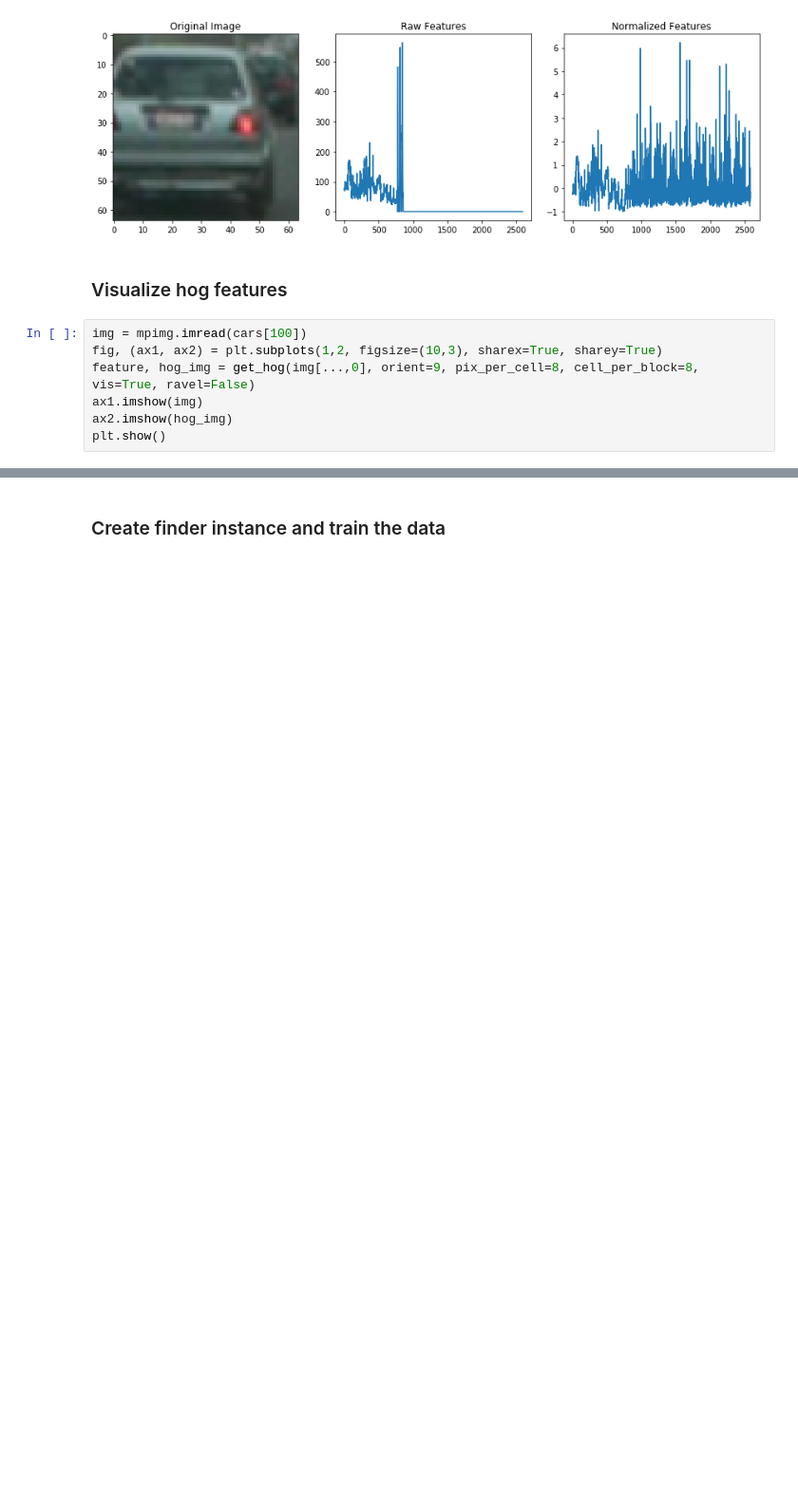
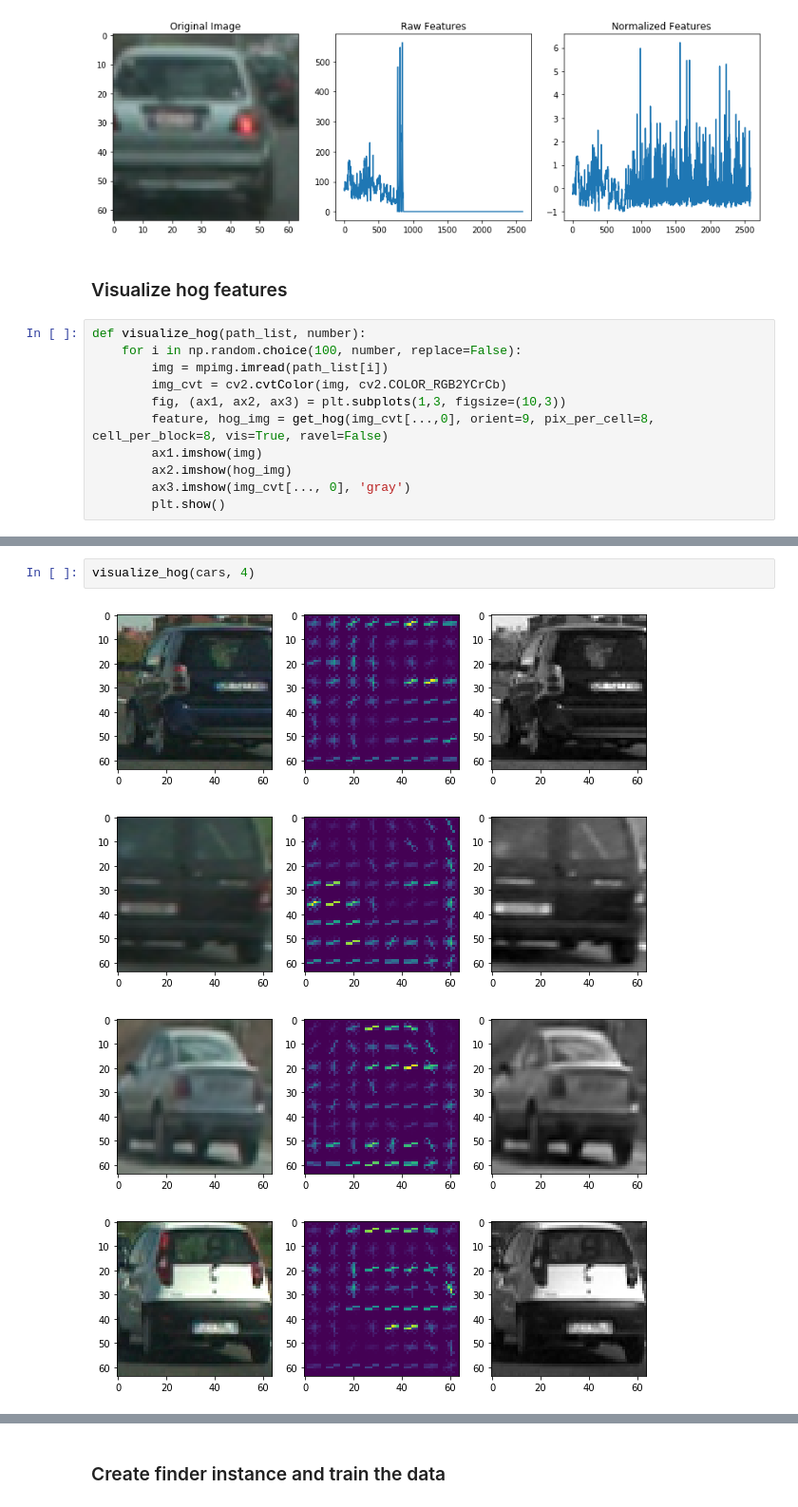
Before and after one commit to trivus/CarND-Vehicle-Detection, a Jupyter notebook: Vehicle_detection.ipynb, the cells around one changed output, grey strips where cells are left out. Shown at 95% size. Drawn from its saved outputs; the diff is of its cells as text; blank space fills up the shorter version.

```diff
--- a/Vehicle_detection.ipynb
+++ b/Vehicle_detection.ipynb
@@ -79,9 +104,13 @@ plt.show()
 # %% [markdown]
 ### Visualize hog features
 # %%
-img = mpimg.imread(cars[100])
-fig, (ax1, ax2) = plt.subplots(1,2, figsize=(10,3), sharex=True, sharey=True)
-feature, hog_img = get_hog(img[...,0], orient=9, pix_per_cell=8, cell_per_block=8, vis=True, ravel=False)
-ax1.imshow(img)
-ax2.imshow(hog_img)
-plt.show()
+def visualize_hog(path_list, number):
+    for i in np.random.choice(100, number, replace=False):
+        img = mpimg.imread(path_list[i])
+        img_cvt = cv2.cvtColor(img, cv2.COLOR_RGB2YCrCb)
+        fig, (ax1, ax2, ax3) = plt.subplots(1,3, figsize=(10,3))
+        feature, hog_img = get_hog(img_cvt[...,0], orient=9, pix_per_cell=8, cell_per_block=8, vis=True, ravel=False)
+        ax1.imshow(img)
+        ax2.imshow(hog_img)
+        ax3.imshow(img_cvt[..., 0], 'gray')
+        plt.show()
@@ -91,0 +117,7 @@ plt.show()
+# %%
+visualize_hog(cars, 4)
+# %% [output]
+[figure, added]
+[figure, added]
+[figure, added]
+[figure, added]
```
Also changed, not shown: parts of 16 cells of this notebook, 2 other files.
